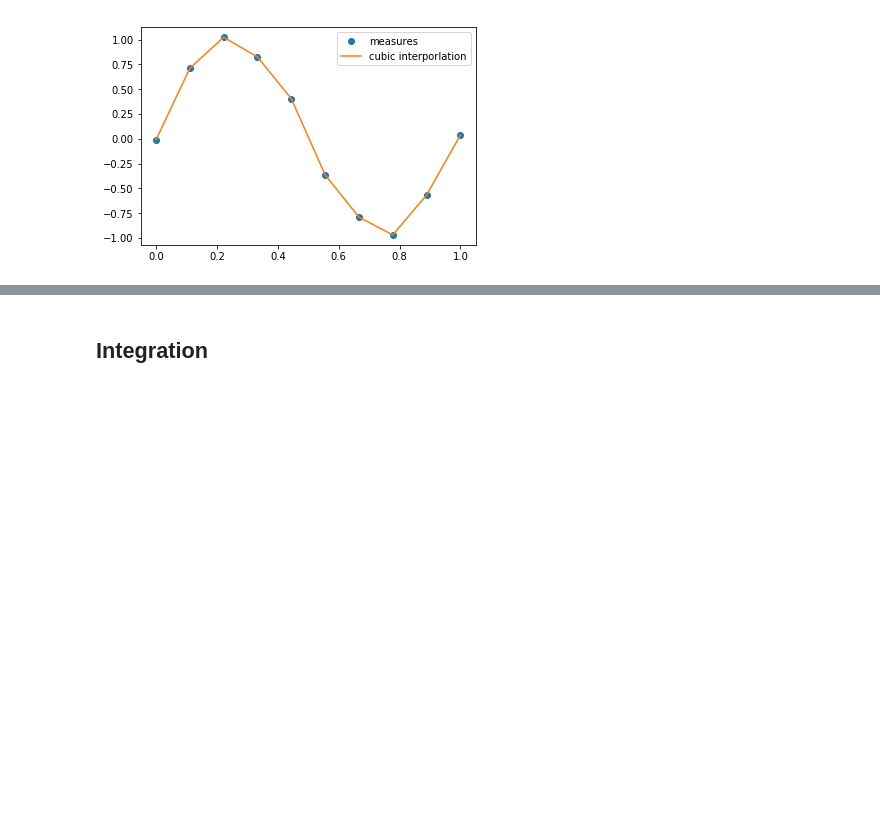
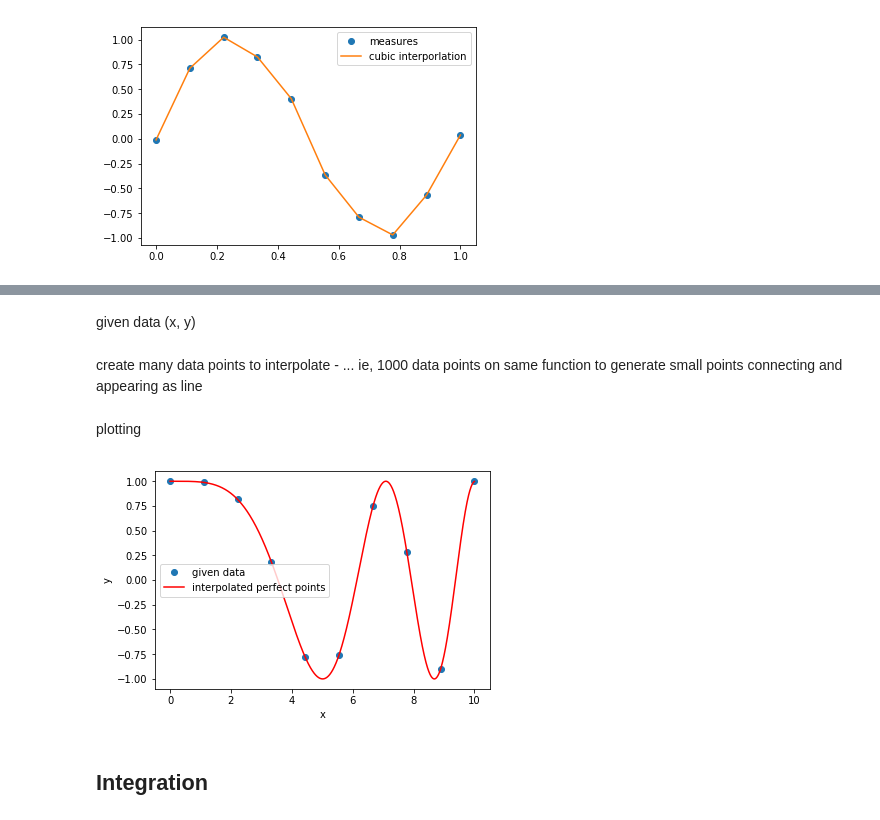
Before and after one commit to pkErbynn/data-science, a Jupyter notebook: 02-SciPy/Scipy.ipynb, the cells around one changed output, grey strips where cells are left out. Drawn from its saved outputs; the diff is of its cells as text; code cells hidden in the pictures; blank space fills up the shorter version.

Commit message:
perfect point interpolation

```diff
--- a/02-SciPy/Scipy.ipynb
+++ b/02-SciPy/Scipy.ipynb
@@ -108,0 +111,24 @@ plt.show()
+# %% [markdown]
+given data (x, y)
+# %%
+x_given = np.linspace(0, 10, 10)
+y_given = np.cos(x_given**2.0/8.0)
+# %% [markdown]
+create many data points to interpolate
+    - ... ie, 1000 data points on same function to generate small points connecting and appearing as line
+# %%
+x_interpolation = np.linspace(0, 10, 1000)
+y_interpolation = np.cos(x_interpolation**2.0/8.0)
+# %% [markdown]
+plotting
+# %%
+plt.plot(x_given, y_given, 'o', label='given data')
+plt.plot(x_interpolation, y_interpolation, 'r', label='interpolated perfect points')
+
+plt.ylabel('y')
+plt.xlabel('x')
+
+plt.legend(loc='best')
+plt.show()
+# %% [output]
+[figure, added]
```
Also changed, not shown: parts of 2 cells of this notebook.
